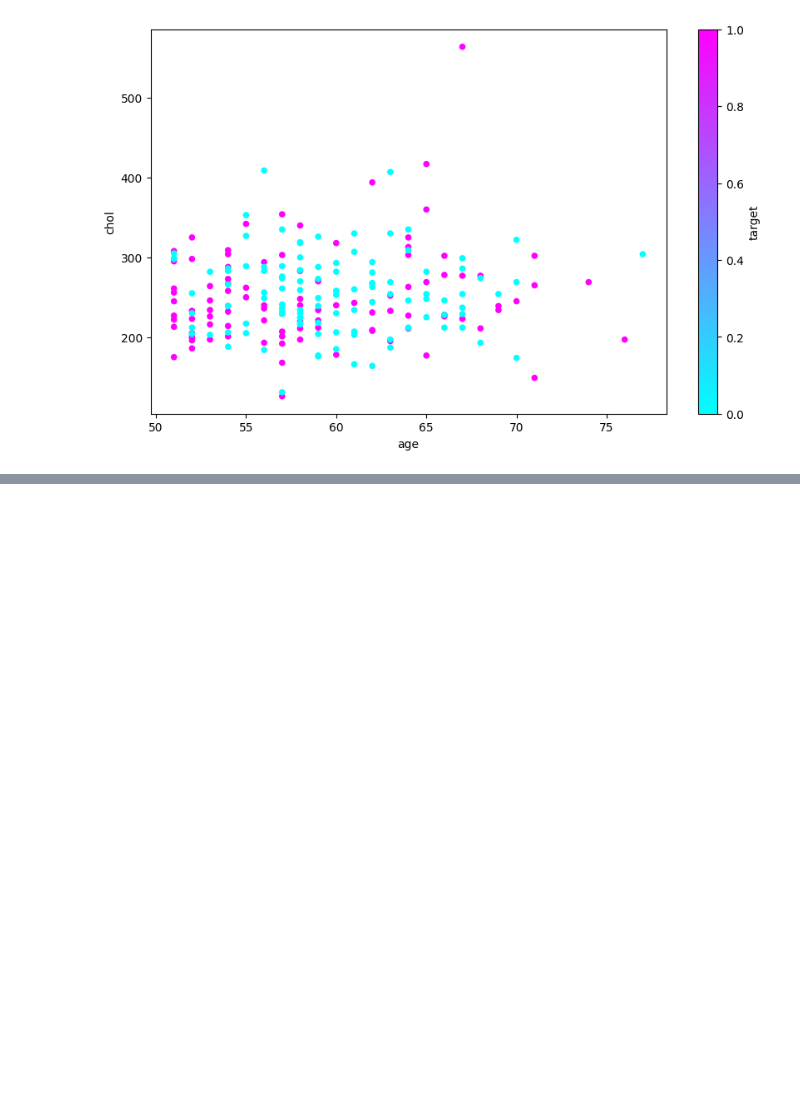
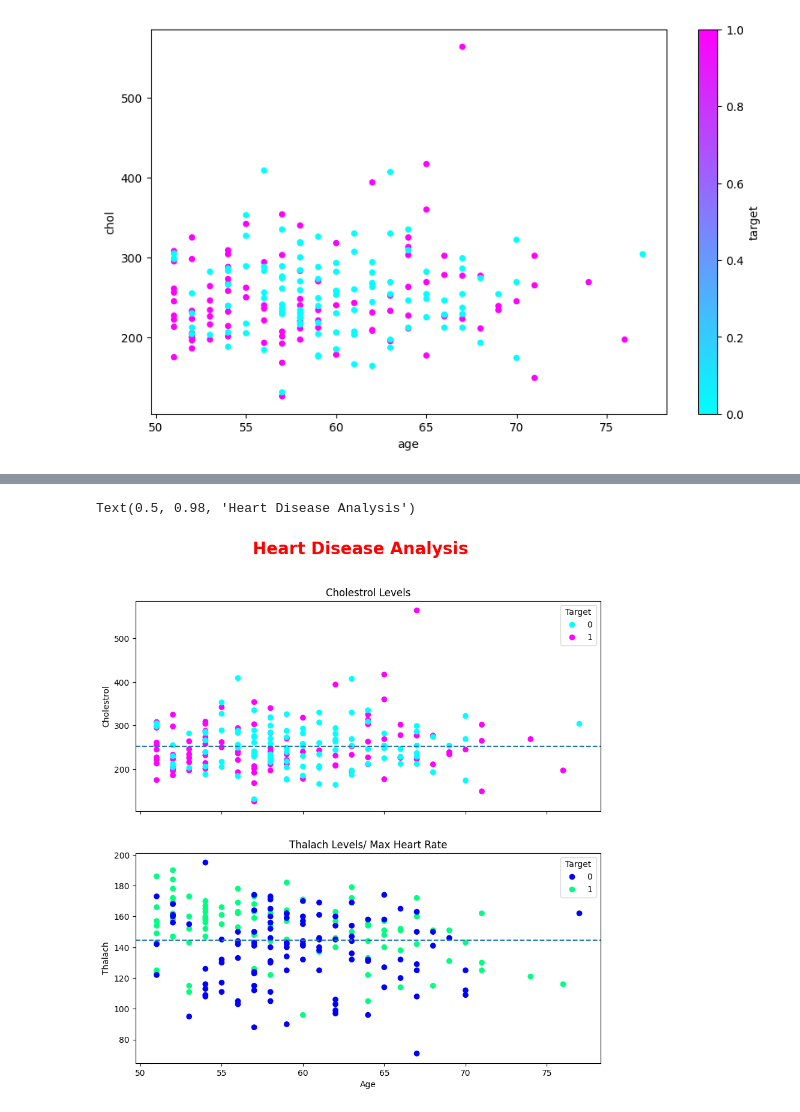
Before and after one commit to Abhishek10351/ai-ml, a Jupyter notebook: matplotlib/heart-disease.ipynb, the cells around one changed output, grey strips where cells are left out. Drawn from its saved outputs; the diff is of its cells as text; code cells hidden in the pictures; blank space fills up the shorter version.

```diff
--- a/matplotlib/heart-disease.ipynb
+++ b/matplotlib/heart-disease.ipynb
@@ -64,0 +77,20 @@ fig, ax = plt.subplots(figsize=(10, 6))
+# %%
+# plot with cholesterol levels and thalach
+fig , (ax0,ax1) = plt.subplots(2, figsize=(10,10), sharex=True)
+# Heart Disease and Cholestrol Levels
+scatter = ax0.scatter(x=over_50["age"], y=over_50["chol"],c=over_50["target"], cmap="cool")
+ax0.set(title="Cholestrol Levels", ylabel="Cholestrol")
+ax0.axhline(y=over_50["chol"].mean(), linestyle="--")
+ax0.legend(*scatter.legend_elements(), title="Target")
+
+# Heart Disease and Max Heart Rates
+scatter = ax1.scatter(x=over_50["age"],y= over_50["thalach"], c=over_50["target"], cmap="winter")
+ax1.set(title="Thalach Levels/ Max Heart Rate",xlabel="Age", ylabel="Thalach")
+ax1.axhline(y=over_50["thalach"].mean(), linestyle="--")
+ax1.legend(*scatter.legend_elements(), title="Target")
+
+fig.suptitle("Heart Disease Analysis", fontsize="20", fontweight="bold", color="red"
+)
+# %% [output]
+Text(0.5, 0.98, 'Heart Disease Analysis')
+[figure, added]
```
Also changed, not shown: parts of 2 cells of this notebook, 1 other file.
